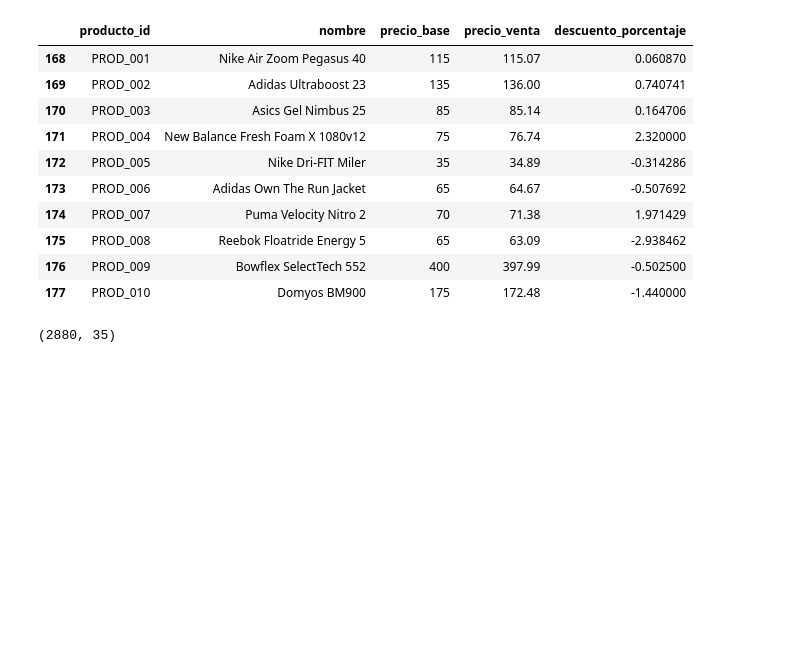
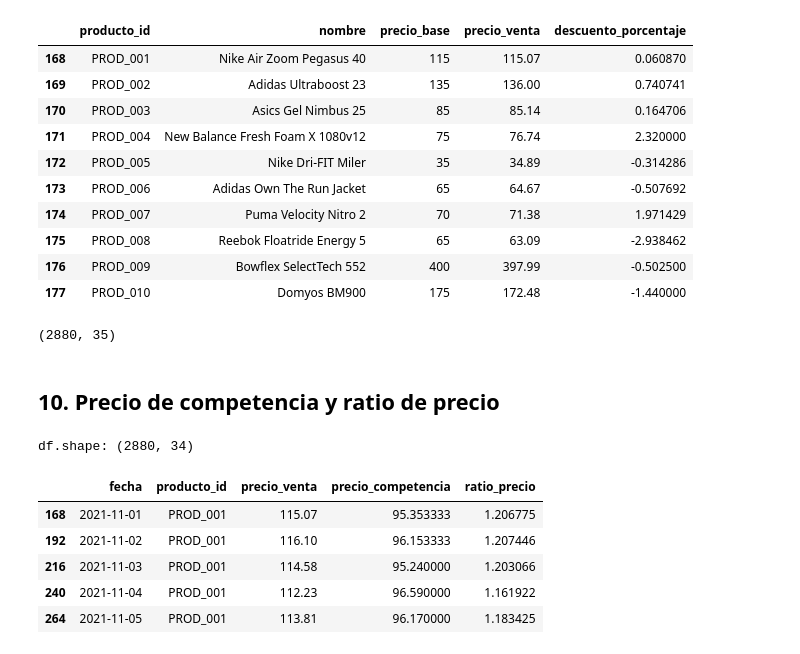
Before and after one commit to florenciaalmironfr-svg/prevision-ventes, a Jupyter notebook: notebooks/Entrenamiento.ipynb, the cells around one changed output. Saved outputs shown, nothing was run; the diff lists cells and outputs as text; code cells hidden in the pictures; blank space fills up the shorter version.

Commit message:
Prix concurrence et ratio prix

```diff
--- a/notebooks/Entrenamiento.ipynb
+++ b/notebooks/Entrenamiento.ipynb
@@ -633,3 +623,45 @@ df.shape
 | 176 | PROD_009 | Bowflex SelectTech 552 | 400 | 397.99 | -0.502500 |
 | 177 | PROD_010 | Domyos BM900 | 175 | 172.48 | -1.440000 |
 (2880, 35)
+# %% [markdown]
+## 10. Precio de competencia y ratio de precio
+# %%
+# Si la celda se ejecuta sola, crea el dataframe mínimo necesario para continuar.
+if "pd" not in globals():
+    import pandas as pd
+if "df" not in globals():
+    if "ventas_df" not in globals() or "competencia_df" not in globals():
+        ventas_df = pd.read_csv("../data/raw/entrenamiento/ventas.csv")
+        competencia_df = pd.read_csv("../data/raw/entrenamiento/competencia.csv")
+        ventas_df["fecha"] = pd.to_datetime(ventas_df["fecha"])
+        competencia_df["fecha"] = pd.to_datetime(competencia_df["fecha"])
+    df = ventas_df.merge(
+        competencia_df,
+        on=["fecha", "producto_id"],
+        how="left",
+        validate="one_to_one",
+    )
+
+if not pd.api.types.is_datetime64_any_dtype(df["fecha"]):
+    df["fecha"] = pd.to_datetime(df["fecha"])
+
+# Variable precio_competencia: promedio de Amazon, Decathlon y Deporvillage
+df["precio_competencia"] = df[["Amazon", "Decathlon", "Deporvillage"]].mean(axis=1)
+
+# Variable ratio_precio: nuestro precio entre el precio promedio de la competencia
+df["ratio_precio"] = df["precio_venta"] / df["precio_competencia"]
+
+# Eliminar las variables de Amazon, Decathlon y Deporvillage
+df = df.drop(columns=["Amazon", "Decathlon", "Deporvillage"])
+
+# Mostrar las primeras filas para verificar
+print(f"df.shape: {df.shape}")
+df[["fecha", "producto_id", "precio_venta", "precio_competencia", "ratio_precio"]].head()
+# %% [output]
+df.shape: (2880, 34)
+|  | fecha | producto_id | precio_venta | precio_competencia | ratio_precio |
+| 168 | 2021-11-01 | PROD_001 | 115.07 | 95.353333 | 1.206775 |
+| 192 | 2021-11-02 | PROD_001 | 116.10 | 96.153333 | 1.207446 |
+| 216 | 2021-11-03 | PROD_001 | 114.58 | 95.240000 | 1.203066 |
+| 240 | 2021-11-04 | PROD_001 | 112.23 | 96.590000 | 1.161922 |
+| 264 | 2021-11-05 | PROD_001 | 113.81 | 96.170000 | 1.183425 |
```
Also changed, not shown: parts of 2 cells of this notebook.
